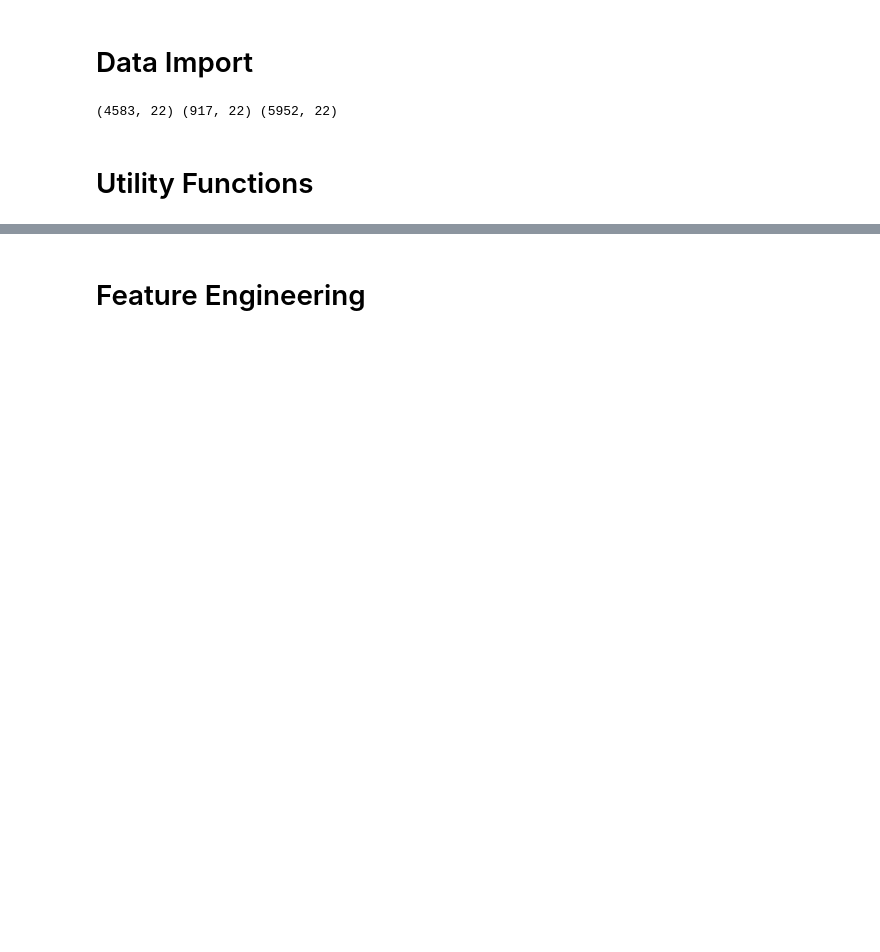
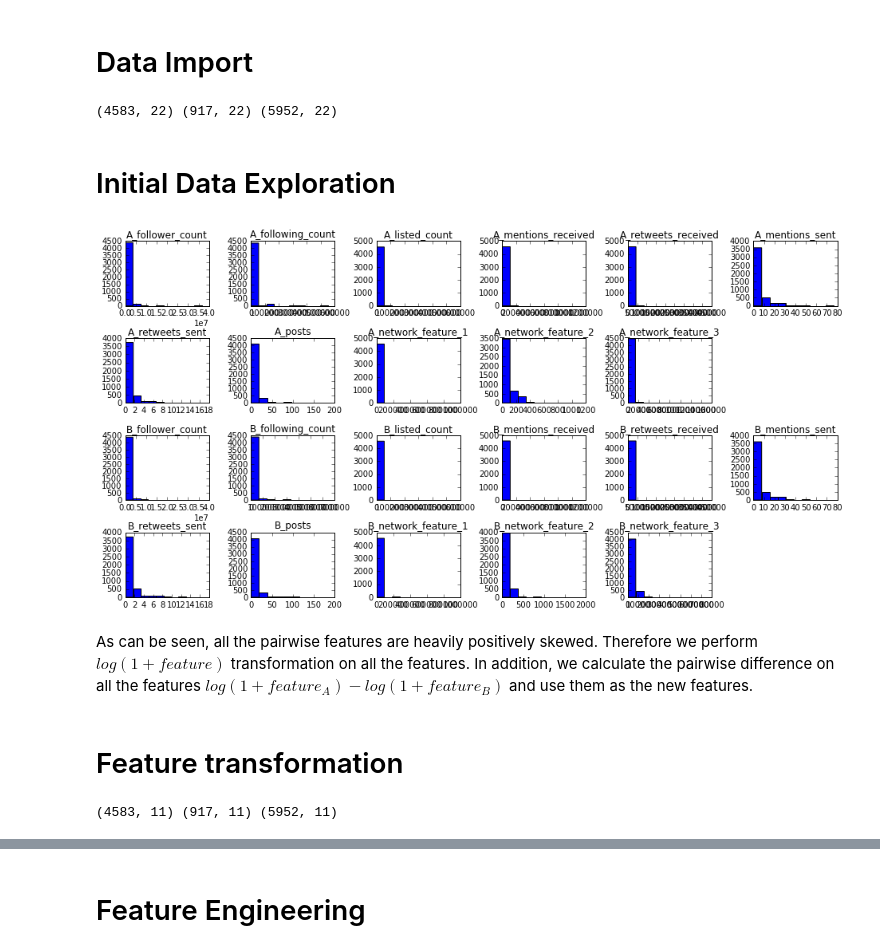
Before and after one commit to nickhamlin/mids_207_final_project, a Jupyter notebook: 207 Final Project - Byun, Chio, Danish, Hamlin, Pazo.ipynb, the cells around one changed output, grey strips where cells are left out. Drawn from its saved outputs; the diff is of its cells as text; code cells hidden in the pictures; blank space fills up the shorter version.

```diff
--- a/207 Final Project - Byun, Chio, Danish, Hamlin, Pazo.ipynb
+++ b/207 Final Project - Byun, Chio, Danish, Hamlin, Pazo.ipynb
@@ -69,17 +73,24 @@ test_data = load_test_data()
 print train_data.shape, dev_data.shape, test_data.shape
 # %% [output]
 (4583, 22) (917, 22) (5952, 22)
-# %% [markdown]
-# Utility Functions
+# %% [markdown]
+# Initial Data Exploration
+# %%
+plt.figure(figsize=(16, 8))
+for i, feature in enumerate(features):
+    plt.subplot(4,6,i+1 if (i < len(features)/2) else i+2)
+    plt.subplots_adjust(hspace=0.5,wspace=0.5)
+    plt.hist(train_data[:,i])
+    plt.title(feature)
+# %% [output]
+[figure, added]
+# %% [markdown]
+As can be seen, all the pairwise features are heavily positively skewed. Therefore we perform $log(1+feature)$ transformation on all the features. In addition, we calculate the pairwise difference on all the features $log(1+feature_A)-log(1+feature_B)$ and use them as the new features.
+# %% [markdown]
+# Feature transformation
 # %%
 def log_features(x):
     return np.log(1+x)
-
-def standardize_features(x):
-    return StandardScaler().fit_transform(x)
-
-def pairwise_diff(data):
-    return data[:,0:11] - data[:,11:]
 
 def pairwise_transform(data):
     return log_features(data[:,0:11]) - log_features(data[:,11:])
@@ -92,3 +103,7 @@ dev_data_transformed = pairwise_transform(dev_data)
 features_transformed = pairwise_features_transform(features)
 X_transformed = pairwise_transform(X)
 test_data_transformed = pairwise_transform(test_data)
+
+print train_data_transformed.shape, dev_data_transformed.shape, test_data_transformed.shape
+# %% [output]
+(4583, 11) (917, 11) (5952, 11)
```
Also changed, not shown: parts of 33 cells of this notebook.
